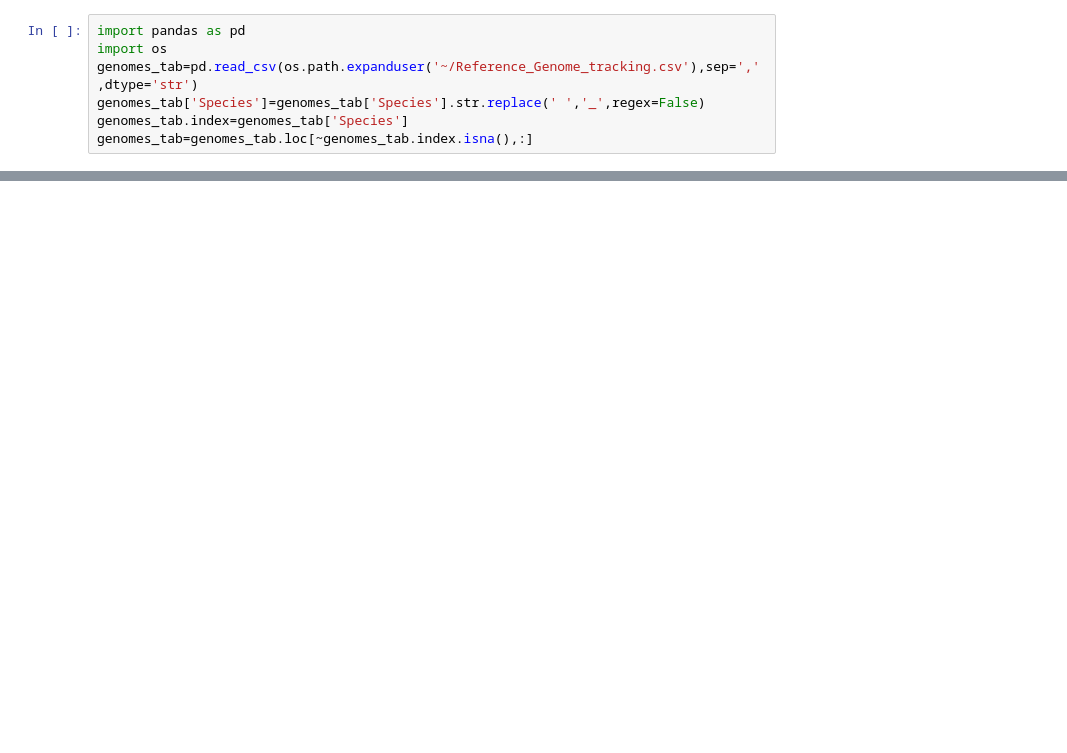
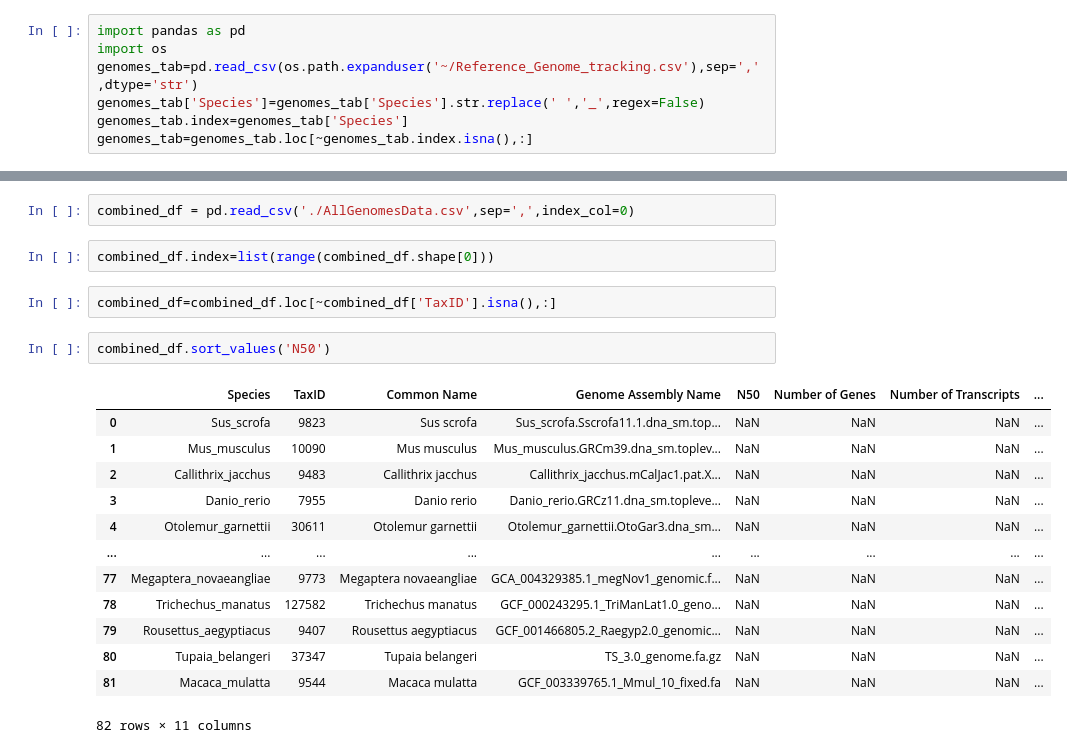
Before and after one commit to mtvector/SpeciesReferenceProcessing, a Jupyter notebook: annotations/PrepRunCactus.ipynb, the cells around one changed output, grey strips where cells are left out. Drawn from its saved outputs; the diff is of its cells as text; blank space fills up the shorter version.

```diff
--- a/annotations/PrepRunCactus.ipynb
+++ b/annotations/PrepRunCactus.ipynb
@@ -289,0 +574,22 @@ for species in species_list:
+# %%
+combined_df = pd.read_csv('./AllGenomesData.csv',sep=',',index_col=0)
+# %%
+combined_df.index=list(range(combined_df.shape[0]))
+# %%
+combined_df=combined_df.loc[~combined_df['TaxID'].isna(),:]
+# %%
+combined_df.sort_values('N50')
+# %% [output]
+|  | Species | TaxID | Common Name | Genome Assembly Name | N50 | Number of Genes | Number of Transcripts | ... |
+| 0 | Sus_scrofa | 9823 | Sus scrofa | Sus_scrofa.Sscrofa11.1.dna_sm.top... | NaN | NaN | NaN | ... |
+| 1 | Mus_musculus | 10090 | Mus musculus | Mus_musculus.GRCm39.dna_sm.toplev... | NaN | NaN | NaN | ... |
+| 2 | Callithrix_jacchus | 9483 | Callithrix jacchus | Callithrix_jacchus.mCalJac1.pat.X... | NaN | NaN | NaN | ... |
+| 3 | Danio_rerio | 7955 | Danio rerio | Danio_rerio.GRCz11.dna_sm.topleve... | NaN | NaN | NaN | ... |
+| 4 | Otolemur_garnettii | 30611 | Otolemur garnettii | Otolemur_garnettii.OtoGar3.dna_sm... | NaN | NaN | NaN | ... |
+| ... | ... | ... | ... | ... | ... | ... | ... | ... |
+| 77 | Megaptera_novaeangliae | 9773 | Megaptera novaeangliae | GCA_004329385.1_megNov1_genomic.f... | NaN | NaN | NaN | ... |
+| 78 | Trichechus_manatus | 127582 | Trichechus manatus | GCF_000243295.1_TriManLat1.0_geno... | NaN | NaN | NaN | ... |
+| 79 | Rousettus_aegyptiacus | 9407 | Rousettus aegyptiacus | GCF_001466805.2_Raegyp2.0_genomic... | NaN | NaN | NaN | ... |
+| 80 | Tupaia_belangeri | 37347 | Tupaia belangeri | TS_3.0_genome.fa.gz | NaN | NaN | NaN | ... |
+| 81 | Macaca_mulatta | 9544 | Macaca mulatta | GCF_003339765.1_Mmul_10_fixed.fa | NaN | NaN | NaN | ... |
+82 rows × 11 columns
```
Also changed, not shown: parts of 17 cells of this notebook, 5 other files.
